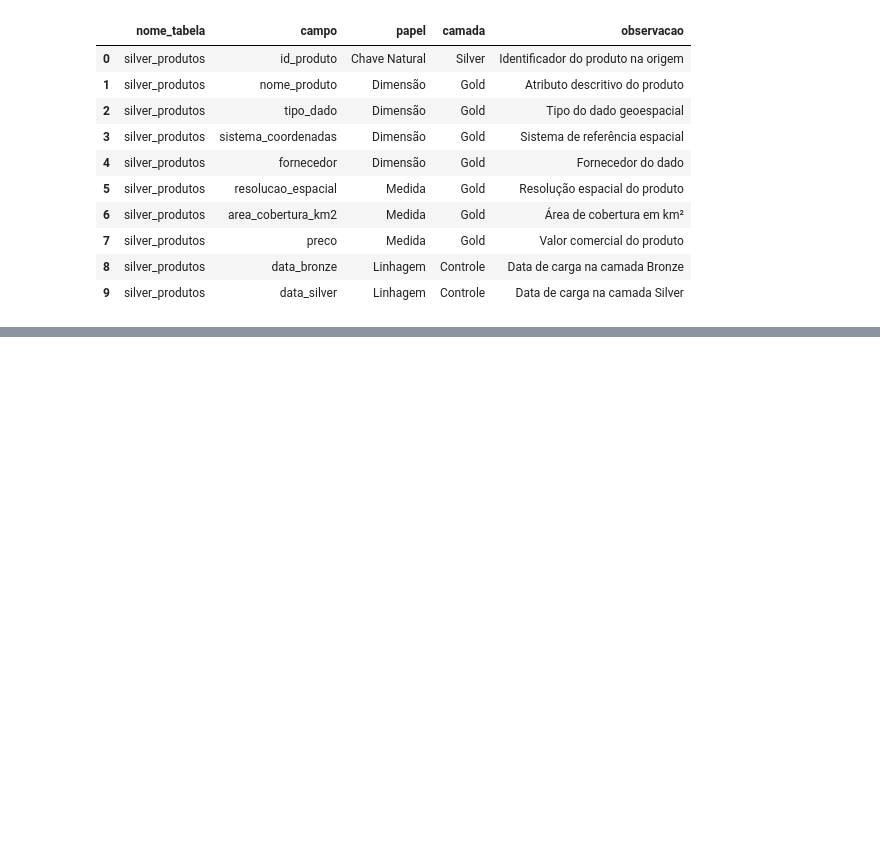
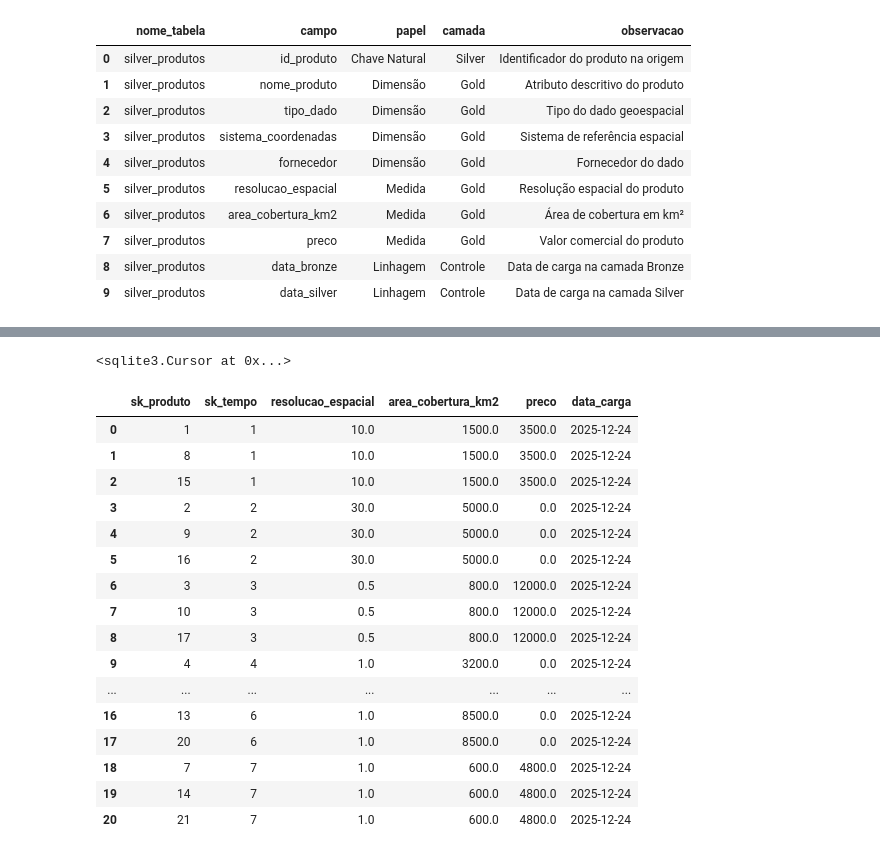
Before and after one commit to userdanixdev/project_eng_data, a Jupyter notebook: notebooks/gold_layer.ipynb, the cells around one changed output, grey strips where cells are left out. Cells and saved outputs as stored; diff of their text form; code cells hidden in the pictures; blank space fills up the shorter version.

```diff
--- a/notebooks/gold_layer.ipynb
+++ b/notebooks/gold_layer.ipynb
@@ -146,7 +185,7 @@ conexao.commit()
 # Tabela Fato
 # Fato Produto Geoespacial
 
-conexao.execute("""
+conexao.executescript("""
 CREATE TABLE IF NOT EXISTS fato_produto (
 sk_produto INTEGER,
 sk_tempo INTEGER,
@@ -178,3 +217,28 @@ JOIN dim_tempo dt
     ON sp.data_aquisicao = dt.data;
 
 """)
+# %% [output]
+<sqlite3.Cursor at 0x...>
+# %%
+pd.read_sql("""
+SELECT *
+FROM fato_produto;
+""", conexao)
+# %% [output]
+|  | sk_produto | sk_tempo | resolucao_espacial | area_cobertura_km2 | preco | data_carga |
+| 0 | 1 | 1 | 10.0 | 1500.0 | 3500.0 | 2025-12-24 |
+| 1 | 8 | 1 | 10.0 | 1500.0 | 3500.0 | 2025-12-24 |
+| 2 | 15 | 1 | 10.0 | 1500.0 | 3500.0 | 2025-12-24 |
+| 3 | 2 | 2 | 30.0 | 5000.0 | 0.0 | 2025-12-24 |
+| 4 | 9 | 2 | 30.0 | 5000.0 | 0.0 | 2025-12-24 |
+| 5 | 16 | 2 | 30.0 | 5000.0 | 0.0 | 2025-12-24 |
+| 6 | 3 | 3 | 0.5 | 800.0 | 12000.0 | 2025-12-24 |
+| 7 | 10 | 3 | 0.5 | 800.0 | 12000.0 | 2025-12-24 |
+| 8 | 17 | 3 | 0.5 | 800.0 | 12000.0 | 2025-12-24 |
+| 9 | 4 | 4 | 1.0 | 3200.0 | 0.0 | 2025-12-24 |
+| ... | ... | ... | ... | ... | ... | ... |
+| 16 | 13 | 6 | 1.0 | 8500.0 | 0.0 | 2025-12-24 |
+| 17 | 20 | 6 | 1.0 | 8500.0 | 0.0 | 2025-12-24 |
+| 18 | 7 | 7 | 1.0 | 600.0 | 4800.0 | 2025-12-24 |
+| 19 | 14 | 7 | 1.0 | 600.0 | 4800.0 | 2025-12-24 |
+| 20 | 21 | 7 | 1.0 | 600.0 | 4800.0 | 2025-12-24 |
```
Also changed, not shown: parts of 4 cells of this notebook.
